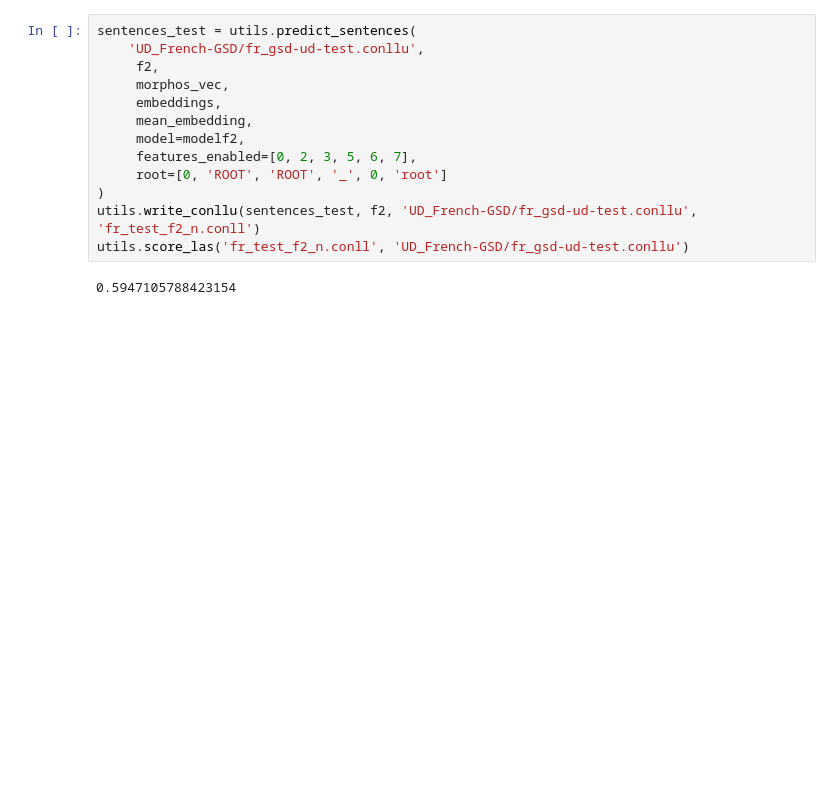
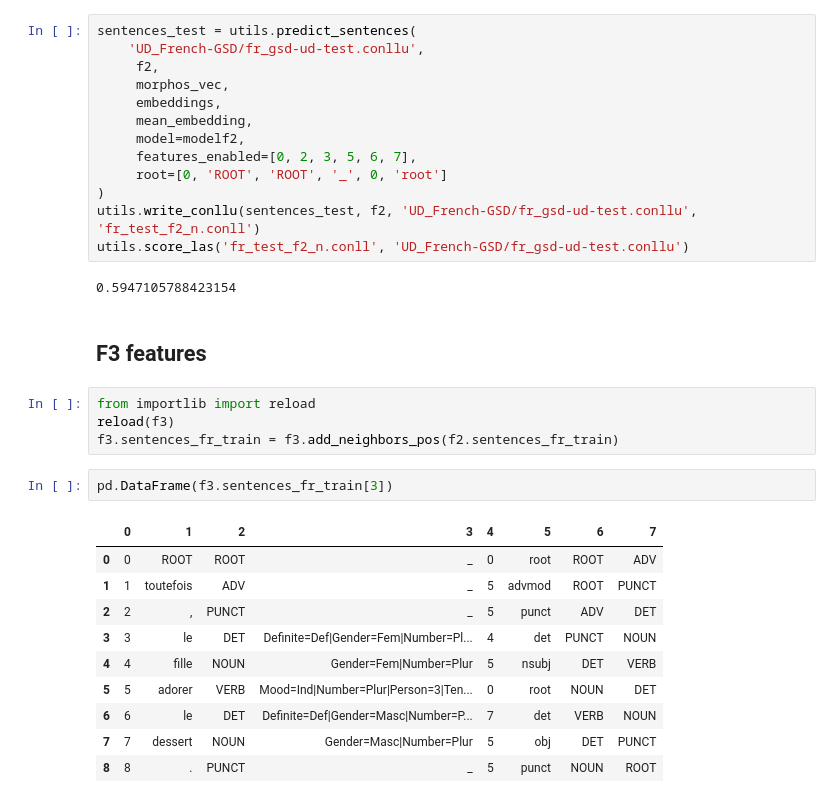
Before and after one commit to LouisGerard/Eisner, a Jupyter notebook: Eisner.ipynb, the cells around one changed output. Cells and saved outputs as stored; diff of their text form; blank space fills up the shorter version.

```diff
--- a/Eisner.ipynb
+++ b/Eisner.ipynb
@@ -469,3 +470,22 @@ utils.write_conllu(sentences_test, f2, 'UD_French-GSD/fr_gsd-ud-test.conllu', 'f
 utils.score_las('fr_test_f2_n.conll', 'UD_French-GSD/fr_gsd-ud-test.conllu')
 # %% [output]
 0.5947105788423154
+# %% [markdown]
+## F3 features
+# %%
+from importlib import reload
+reload(f3)
+f3.sentences_fr_train = f3.add_neighbors_pos(f2.sentences_fr_train)
+# %%
+pd.DataFrame(f3.sentences_fr_train[3])
+# %% [output]
+|  | 0 | 1 | 2 | 3 | 4 | 5 | 6 | 7 |
+| 0 | 0 | ROOT | ROOT | _ | 0 | root | ROOT | ADV |
+| 1 | 1 | toutefois | ADV | _ | 5 | advmod | ROOT | PUNCT |
+| 2 | 2 | , | PUNCT | _ | 5 | punct | ADV | DET |
+| 3 | 3 | le | DET | Definite=Def|Gender=Fem|Number=Pl... | 4 | det | PUNCT | NOUN |
+| 4 | 4 | fille | NOUN | Gender=Fem|Number=Plur | 5 | nsubj | DET | VERB |
+| 5 | 5 | adorer | VERB | Mood=Ind|Number=Plur|Person=3|Ten... | 0 | root | NOUN | DET |
+| 6 | 6 | le | DET | Definite=Def|Gender=Masc|Number=P... | 7 | det | VERB | NOUN |
+| 7 | 7 | dessert | NOUN | Gender=Masc|Number=Plur | 5 | obj | DET | PUNCT |
+| 8 | 8 | . | PUNCT | _ | 5 | punct | NOUN | ROOT |
```
Also changed, not shown: parts of 1 cell of this notebook, 1 other file.
